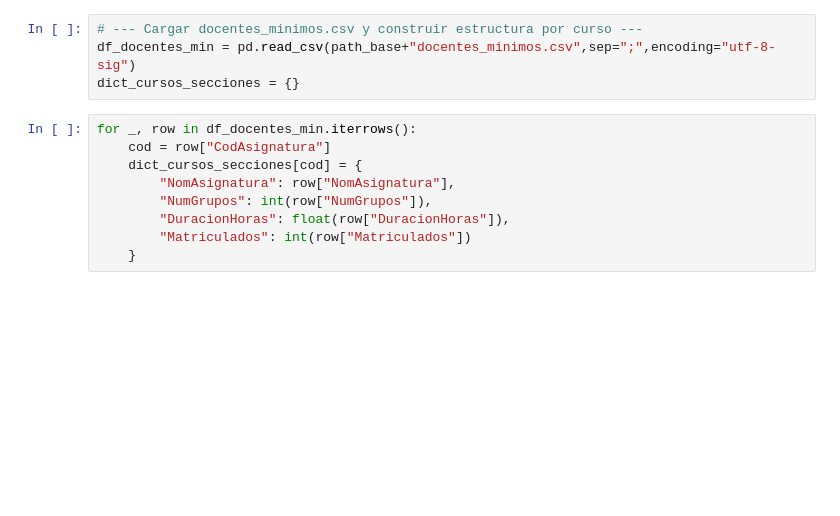
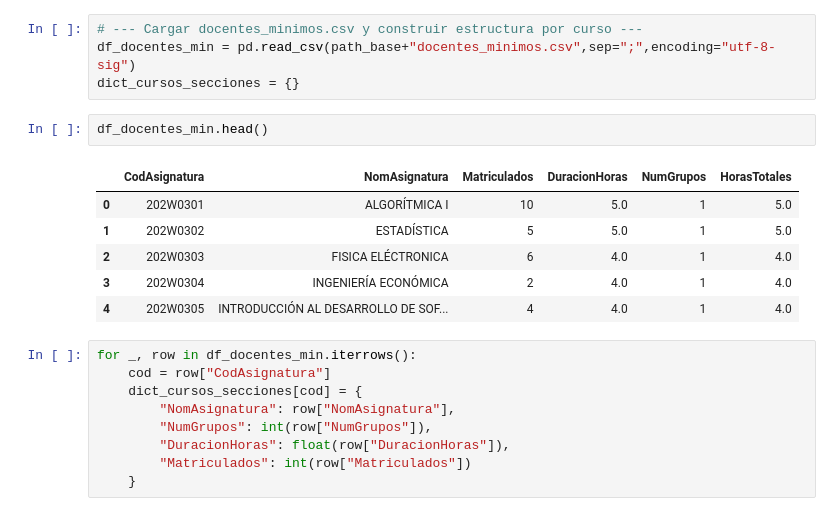
Before and after one commit to NicolasRojasGalaDEV/timeTablingFisiUNMSM, a Jupyter notebook: solucion_metaheuristica2.ipynb, the cells around one changed output. Saved outputs shown, nothing was run; the diff lists cells and outputs as text; blank space fills up the shorter version.

```diff
--- a/solucion_metaheuristica2.ipynb
+++ b/solucion_metaheuristica2.ipynb
@@ -34,6 +52,15 @@ for cod in df_plan["CodAsignatura"].unique():
 # --- Cargar docentes_minimos.csv y construir estructura por curso ---
 df_docentes_min = pd.read_csv(path_base+"docentes_minimos.csv",sep=";",encoding="utf-8-sig")
 dict_cursos_secciones = {}
+# %%
+df_docentes_min.head()
+# %% [output]
+|  | CodAsignatura | NomAsignatura | Matriculados | DuracionHoras | NumGrupos | HorasTotales |
+| 0 | 202W0301 | ALGORÍTMICA I | 10 | 5.0 | 1 | 5.0 |
+| 1 | 202W0302 | ESTADÍSTICA | 5 | 5.0 | 1 | 5.0 |
+| 2 | 202W0303 | FISICA ELÉCTRONICA | 6 | 4.0 | 1 | 4.0 |
+| 3 | 202W0304 | INGENIERÍA ECONÓMICA | 2 | 4.0 | 1 | 4.0 |
+| 4 | 202W0305 | INTRODUCCIÓN AL DESARROLLO DE SOF... | 4 | 4.0 | 1 | 4.0 |
 # %%
 for _, row in df_docentes_min.iterrows():
     cod = row["CodAsignatura"]
```
Also changed, not shown: parts of 4 cells of this notebook.
